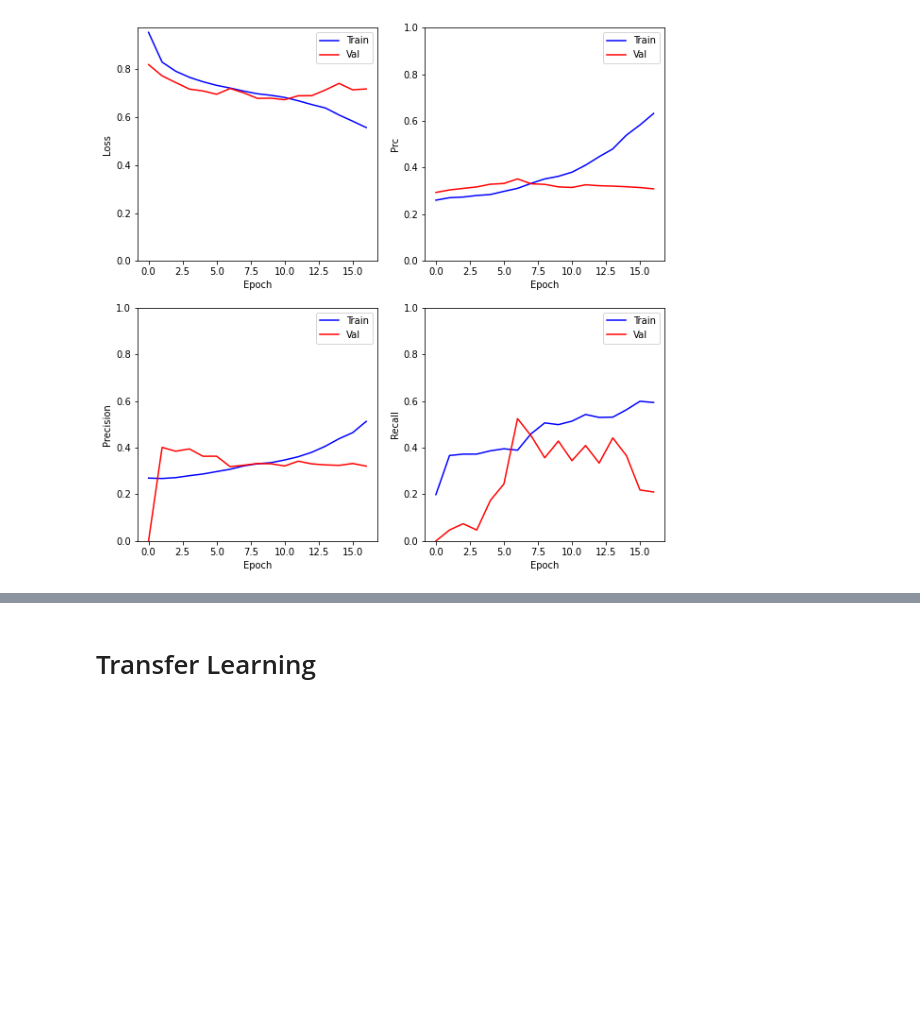
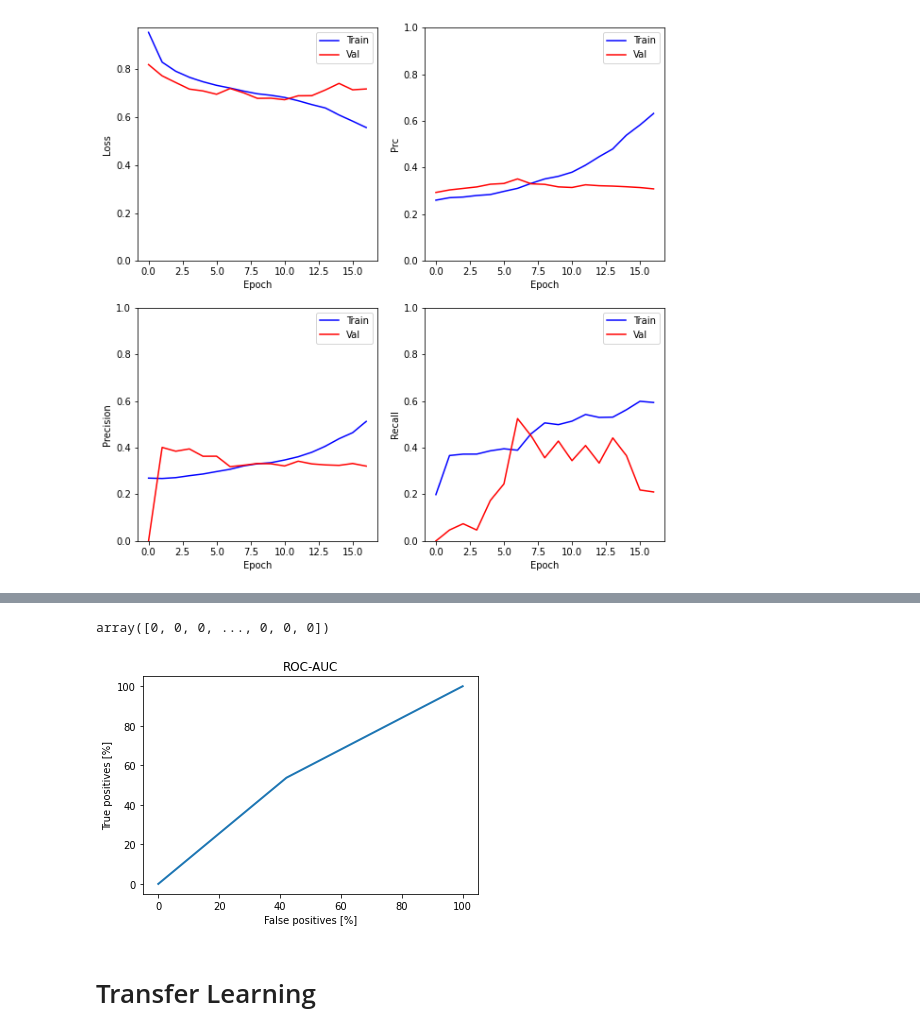
Before and after one commit to VermaDeepika1/Diabetic_Retinopethy_Image_Classification, a Jupyter notebook: code/02.2-Model-Tuning-Binary-Classification.ipynb, the cells around one changed output, grey strips where cells are left out. Cells and saved outputs as stored; diff of their text form; code cells hidden in the pictures; blank space fills up the shorter version.

```diff
--- a/code/02.2-Model-Tuning-Binary-Classification.ipynb
+++ b/code/02.2-Model-Tuning-Binary-Classification.ipynb
@@ -245,7 +268,7 @@ Using 5772 files for validation.
 data_dir='/content/drive/MyDrive/GA/Capstone/test_train_3/test_reshapedImg_parent'
 IMG_height = 224
 IMG_width = 224
-batch_size=256
+batch_size=512
 
 
 
@@ -696,6 +724,11 @@ model3_b.save('/content/drive/MyDrive/GA/Capstone/BinaryModels/model3_b_weighted
 
 with open('/content/drive/MyDrive/GA/Capstone/BinaryModels/model3_b_weighted_history.pkl','wb') as model_history:
   pkl.dump(history_model3_b_weighted, model_history)
+# %%
+model3_b=tf.keras.models.load_model('/content/drive/MyDrive/GA/Capstone/BinaryModels/model3_b_weighted.h5')
+
+with open('/content/drive/MyDrive/GA/Capstone/BinaryModels/model3_b_weighted_history.pkl','rb') as model_history:
+  history_model3_b_weighted=pkl.load(model_history)
 # %%
 plot_history(history_model3_b_weighted)
 # %% [output]
@@ -721,3 +754,5 @@ prc :  0.3627983331680298
    macro avg       0.55      0.56      0.53      3822
 weighted avg       0.65      0.57      0.59      3822
 [figure]
+# %%
+test_pred_class_4=np.round(model3_b.predict(test_b))
@@ -724,3 +761,16 @@ weighted avg       0.65      0.57      0.59      3822
+# %%
+test_true_class_b
+# %% [output]
+array([0, 0, 0, ..., 0, 0, 0])
+# %%
+fp, tp, _ = sklearn.metrics.roc_curve(test_true_class_b, test_pred_class_4)
+
+plt.plot(100*fp, 100*tp, linewidth=2)
+plt.xlabel('False positives [%]')
+plt.ylabel('True positives [%]')
+plt.title('ROC-AUC');
+# %% [output]
+[figure, added]
 # %% [markdown]
 # Transfer Learning
 # %%
```
Also changed, not shown: parts of 60 cells of this notebook, 16 other files.
